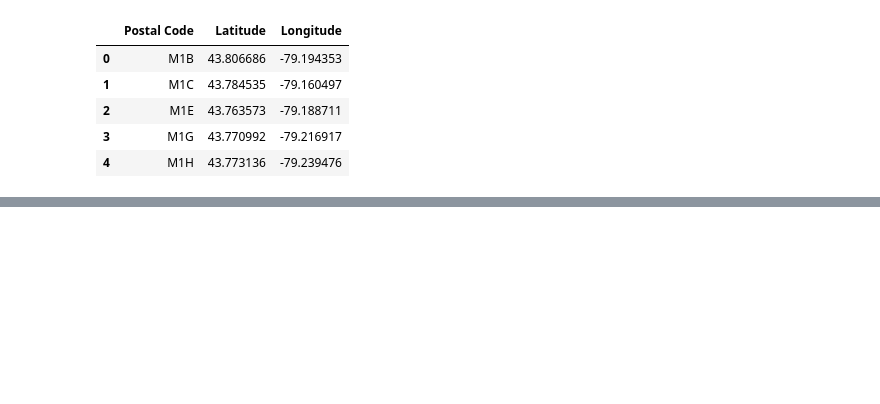
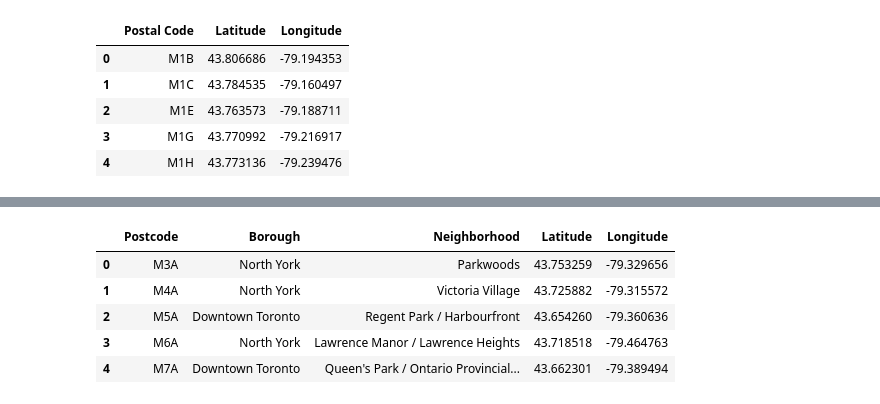
Before and after one commit to adedamson/Coursera_Capstone, a Jupyter notebook: Segmenting and Clustering Neighborhoods Project.ipynb, the cells around one changed output, grey strips where cells are left out. Saved outputs shown, nothing was run; the diff lists cells and outputs as text; code cells hidden in the pictures; blank space fills up the shorter version.

```diff
--- a/Segmenting and Clustering Neighborhoods Project.ipynb
+++ b/Segmenting and Clustering Neighborhoods Project.ipynb
@@ -135,5 +134,6 @@ neighborhood.head()
 # %%
-neighborhood = neighborhood[neighborhood['Borough'] != 'Not assigned'].reset_index(drop=True)
+# Remove rows with Not assigned values
+neighborhood = neighborhood_r[neighborhood_r['Borough'] != 'Not assigned'].reset_index(drop=True)
 
 neighborhood.head(20)
 # %% [output]
@@ -154,3 +154,8 @@ neighborhood.head(20)
 | 17 | M9C | Etobicoke | Eringate / Bloordale Gardens / Ol... |
 | 18 | M1E | Scarborough | Guildwood / Morningside / West Hill |
 | 19 | M4E | East Toronto | The Beaches |
+# %%
+# replace '/' with ',' in Neighborhood column
+
+neighborhood = neighborhood.replace({'/': ','}, regex=True)
+neighborhood.head()
@@ -176,6 +175,6 @@ longitude = lat_lng_coords[1]
 # %%
-df = pd.read_csv('http://cocl.us/Geospatial_data')
-df.head()
+geoData = pd.read_csv('http://cocl.us/Geospatial_data')
+geoData.head()
 # %% [output]
 |  | Postal Code | Latitude | Longitude |
 | 0 | M1B | 43.806686 | -79.194353 |
@@ -207,0 +185,15 @@ join.head()
+# %%
+# Unify the 'Postal Code' column in both dataframes
+neighborhood.rename(columns={'Postal code':'Postcode'},inplace=True)
+geoData.rename(columns={'Postal Code':'Postcode'},inplace=True)
+# %%
+# merge both neighborhood dataframe and geodata dataframe with common column name 'Postcode'
+neighborhood = pd.merge(neighborhood, geoData, on='Postcode')
+neighborhood.head()
+# %% [output]
+|  | Postcode | Borough | Neighborhood | Latitude | Longitude |
+| 0 | M3A | North York | Parkwoods | 43.753259 | -79.329656 |
+| 1 | M4A | North York | Victoria Village | 43.725882 | -79.315572 |
+| 2 | M5A | Downtown Toronto | Regent Park / Harbourfront | 43.654260 | -79.360636 |
+| 3 | M6A | North York | Lawrence Manor / Lawrence Heights | 43.718518 | -79.464763 |
+| 4 | M7A | Downtown Toronto | Queen's Park / Ontario Provincial... | 43.662301 | -79.389494 |
```
Also changed, not shown: parts of 66 cells of this notebook.
